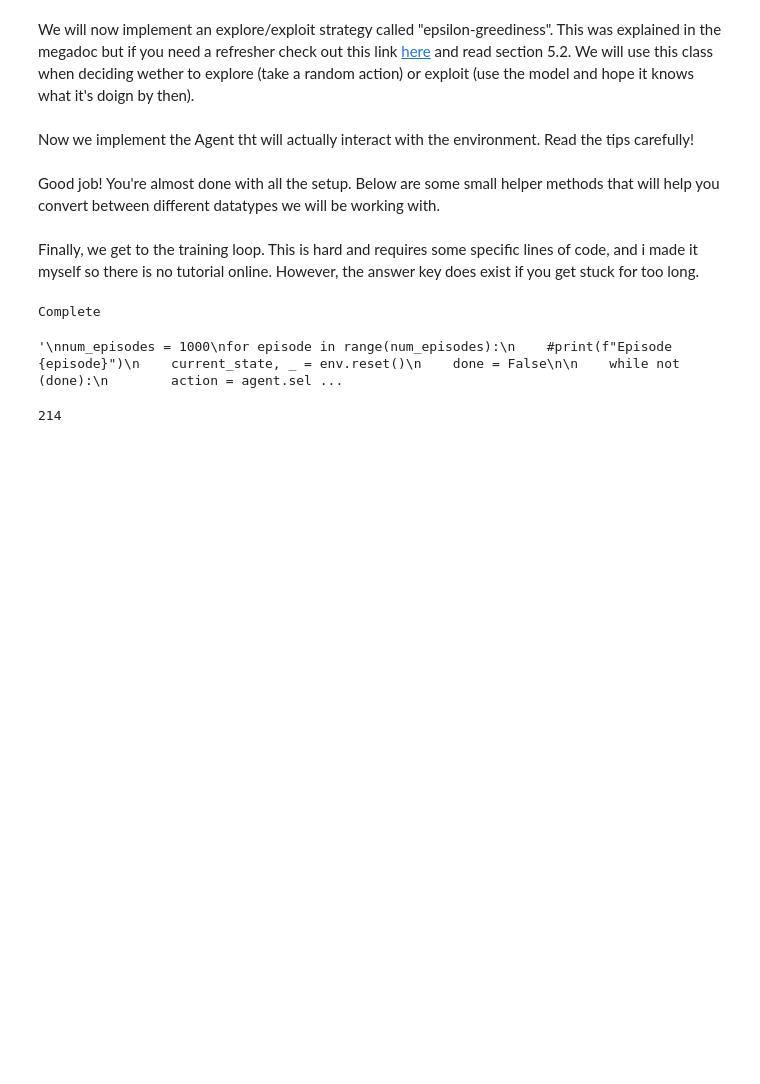
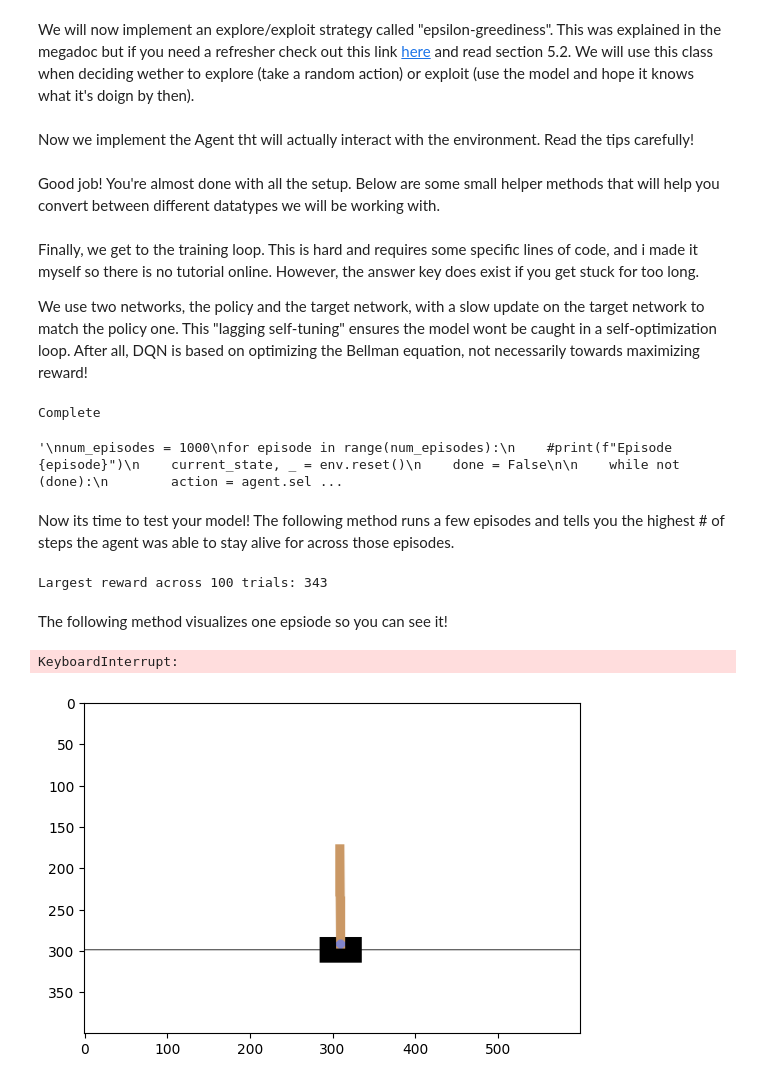
Before and after one commit to interactive-intelligence/intro-neuro-ai, a Jupyter notebook: unit-6/answers/rl_net_ans.ipynb, the cells around one changed output. Drawn from its saved outputs; the diff is of its cells as text; code cells hidden in the pictures; blank space fills up the shorter version.

```diff
--- a/unit-6/answers/rl_net_ans.ipynb
+++ b/unit-6/answers/rl_net_ans.ipynb
@@ -388,12 +388,12 @@ class Agent():
         self.current_step += 1
         if(self.strategy.should_explore(self.current_step)):
             # Explore
-            return torch.tensor([[env.action_space.sample()]], dtype=torch.long)
+            return random.randint(0, 1)
         else:
             # Exploit
             with torch.no_grad():
-                optimal_action = policy_dqn(input_state).max(1)[1].view(1, 1)
-                return optimal_action
+                optimal_action = torch.argmax(policy_dqn(input_state))
+                return optimal_action.item()
 # %% [markdown]
 Good job! You're almost done with all the setup. Below are some small helper methods that will help you convert between different datatypes we will be working with.
 # %%
@@ -422,6 +422,8 @@ def t_int(num):
 #----------------------------------------------------------------#
 # %% [markdown]
 Finally, we get to the training loop. This is hard and requires some specific lines of code, and i made it myself so there is no tutorial online. However, the answer key does exist if you get stuck for too long.
+
+We use two networks, the policy and the target network, with a slow update on the target network to match the policy one. This "lagging self-tuning" ensures the model wont be caught in a self-optimization loop. After all, DQN is based on optimizing the Bellman equation, not necessarily towards maximizing reward!
 # %%
 from itertools import count
 #! Answer
@@ -490,14 +492,15 @@ def optimize_model():
     torch.nn.utils.clip_grad_value_(policy_net.parameters(), 100)
     optimizer.step()
 
-num_episodes = 1000
+num_episodes = 500
 for i_episode in range(num_episodes):
     # Initialize the environment and get it's state
     state, info = env.reset()
     state = torch.tensor(state, dtype=torch.float32).unsqueeze(0)
     for t in count():
         action = agent.select_action(state, policy_net)
-        observation, reward, terminated, truncated, _ = env.step(action.item())
+        observation, reward, terminated, truncated, _ = env.step(action)
+        action = torch.tensor([action]).unsqueeze(1)
         reward = torch.tensor([reward])
         done = terminated or truncated
 
@@ -555,23 +558,57 @@ for episode in range(num_episodes):
 # %% [output]
 Complete
 '\nnum_episodes = 1000\nfor episode in range(num_episodes):\n    #print(f"Episode {episode}")\n    current_state, _ = env.reset()\n    done = False\n\n    while not (done):\n        action = agent.sel ...
+# %% [markdown]
+Now its time to test your model! The following method runs a few episodes and tells you the highest # of steps the agent was able to stay alive for across those episodes.
 # %%
-
+#----------------------------------------------------------------#
 state, info = env.reset()
 state = torch.tensor(state, dtype=torch.float32).unsqueeze(0)
 
+num_trials = 100
+overall_max_reward = 0
+
 done = False
-this_run = 0
-for t in count():
-    action = agent.select_action(state, policy_net)
-    state,reward,terminated,truncated,_ = env.step(action.item())
-    state = torch.tensor(state, dtype=torch.float32).unsqueeze(0)
-    done = terminated or truncated
-    this_run+=1
-    longest_run = max(this_run,longest_run)
-    if done:
-        print(this_run)
-        break
-env.close()
+for i in range(10):
+    episode_reward = 0
+    for t in count():
+        action = agent.select_action(state, policy_net)
+        state,reward,terminated,truncated,_ = env.step(action)
+        state = torch.tensor(state, dtype=torch.float32).unsqueeze(0)
+        done = terminated or truncated
+
+        episode_reward+=1
+        overall_max_reward= max(episode_reward,overall_max_reward)
+
+        if done:
+            break
+
+print(f"Largest reward across {num_trials} trials: {overall_max_reward}")
+#----------------------------------------------------------------#
 # %% [output]
-214
+Largest reward across 100 trials: 343
+# %% [markdown]
+The following method visualizes one epsiode so you can see it!
+# %%
+#----------------------------------------------------------------#
+env.reset()
+
+for t in count():
+    plt.imshow(env.render())
+    display.display(plt.gcf())
+    display.clear_output(wait=True)
+
+    action = agent.select_action(state, policy_net)
+    state,reward,terminated,truncated,_ = env.step(action)
+    state = torch.tensor(state, dtype=torch.float32).unsqueeze(0)
+
+    done = terminated or truncated
+    if done:
+        break
+
+env.close()
+print("Complete!")
+#----------------------------------------------------------------#
+# %% [output]
+KeyboardInterrupt:
+[figure, added]
```
Also changed, not shown: parts of 3 cells of this notebook.
